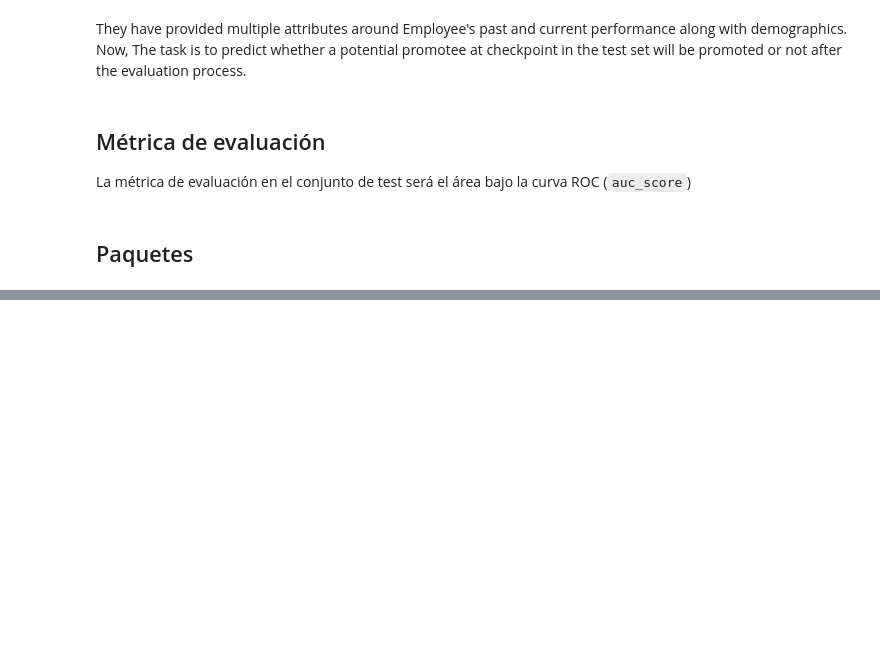
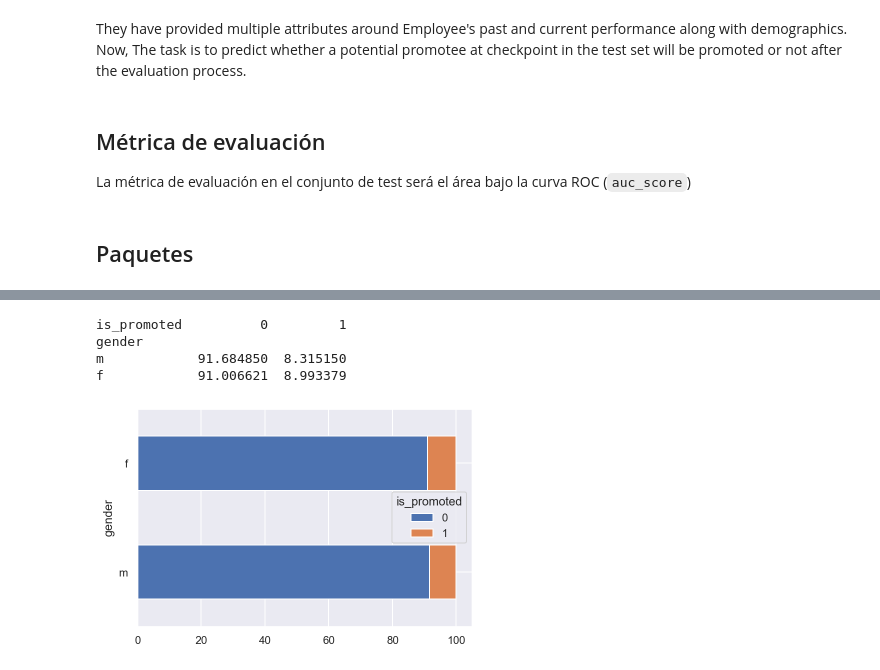
Before and after one commit to giordanap/MLA, a Jupyter notebook: Proyecto 01 - HR Analytics/00-apellido-nombre-proyecto1.ipynb, the cells around one changed output, grey strips where cells are left out. Cells and saved outputs as stored; diff of their text form; code cells hidden in the pictures; blank space fills up the shorter version.

```diff
--- a/Proyecto 01 - HR Analytics/00-apellido-nombre-proyecto1.ipynb
+++ b/Proyecto 01 - HR Analytics/00-apellido-nombre-proyecto1.ipynb
@@ -113,0 +212,10 @@ X_train, X_test = train_test_split(data , test_size = 0.2, stratify = data[targe
+# %%
+# gender
+tb_gender = pd.crosstab(index=data['gender'], columns=data['is_promoted'], margins=False).apply(lambda r: r/r.sum() *100, axis=1).sort_values(by=1)
+print(tb_gender); tb_gender.plot(kind='barh', stacked=True); pass
+# %% [output]
+is_promoted          0         1
+gender
+m            91.684850  8.315150
+f            91.006621  8.993379
+[figure, added]
```
Also changed, not shown: parts of 60 cells of this notebook.
